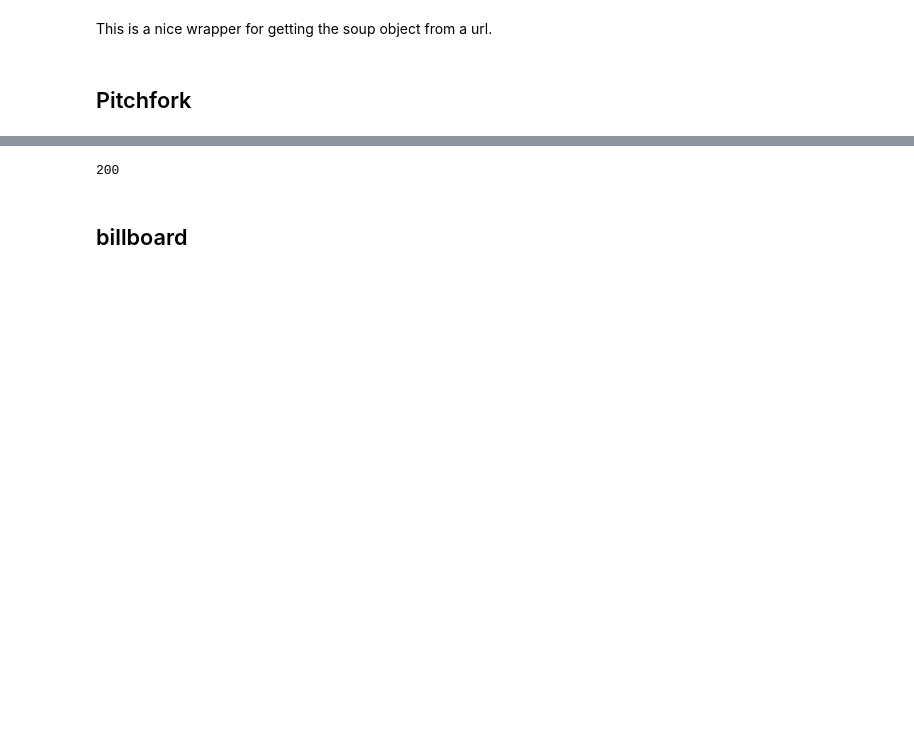
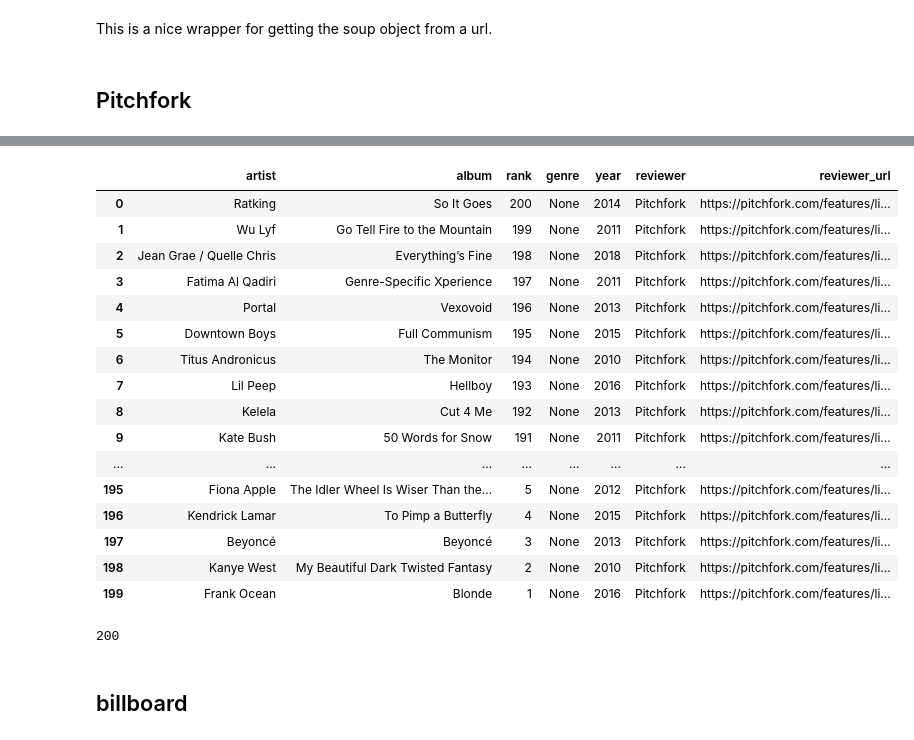
Before and after one commit to awray3/albums2010-2019, a Jupyter notebook: TopAlbums.ipynb, the cells around one changed output, grey strips where cells are left out. Drawn from its saved outputs; the diff is of its cells as text; code cells hidden in the pictures; blank space fills up the shorter version.

Commit message:
Add year functionality; improve code with setattr

```diff
--- a/TopAlbums.ipynb
+++ b/TopAlbums.ipynb
@@ -1,14 +1,20 @@
-# %%
-import os
-import pandas as pd
-import numpy as np
-from fuzzywuzzy import fuzz
-from fuzzywuzzy import process
-import spotipy
-from bs4 import BeautifulSoup
-from urllib.request import urlopen, Request
-from urllib.parse import urlparse, urlsplit
-pd.set_option("display.max_rows", 201)
+# %%
+import os
+import pandas as pd
+import numpy as np
+from bs4 import BeautifulSoup
+
+pd.set_option("display.max_rows", 500)
+
+from utilities import DataCleaner
+
+
+def ranks(n):
+    return list(range(1, n + 1))[::-1]
+
+
+def remove_parentheses(string):
+    return string.split("(")[0].strip()
 # %% [markdown]
 # Scraping
 # %% [markdown]
@@ -47,9 +22,8 @@ def combine_to_df(
 # %% [markdown]
 ## Pitchfork
 # %%
-url = (
+pitchfork_url = (
     "https://pitchfork.com/features/lists-and-guides/the-200-best-albums-of-the-2010s/"
 )
 
-
-soup = get_soup(url)
+pitchfork = DataCleaner(pitchfork_url, "Pitchfork")
@@ -96,6 +30,35 @@ pitchfork_df
-# %%
-len(pitchfork_df)
-# %% [output]
-200
+# %%
+pitchfork.create_tags("h2")
+pitchfork.split(": ")
+pitchfork.transpose()
+# pitchfork.albums = pitchfork.apply(pitchfork.albums, remove_parentheses)
+pitchfork.extract_year_from_paren("albums")
+pitchfork.apply("albums", remove_parentheses)
+pitchfork.create_df(ranks(200))
+
+# pitchfork.print_data()
+pitchfork.df
+# %% [output]
+|  | artist | album | rank | genre | year | reviewer | reviewer_url |
+| 0 | Ratking | So It Goes | 200 | None | 2014 | Pitchfork | https://pitchfork.com/features/li... |
+| 1 | Wu Lyf | Go Tell Fire to the Mountain | 199 | None | 2011 | Pitchfork | https://pitchfork.com/features/li... |
+| 2 | Jean Grae / Quelle Chris | Everything’s Fine | 198 | None | 2018 | Pitchfork | https://pitchfork.com/features/li... |
+| 3 | Fatima Al Qadiri | Genre-Specific Xperience | 197 | None | 2011 | Pitchfork | https://pitchfork.com/features/li... |
+| 4 | Portal | Vexovoid | 196 | None | 2013 | Pitchfork | https://pitchfork.com/features/li... |
+| 5 | Downtown Boys | Full Communism | 195 | None | 2015 | Pitchfork | https://pitchfork.com/features/li... |
+| 6 | Titus Andronicus | The Monitor | 194 | None | 2010 | Pitchfork | https://pitchfork.com/features/li... |
+| 7 | Lil Peep | Hellboy | 193 | None | 2016 | Pitchfork | https://pitchfork.com/features/li... |
+| 8 | Kelela | Cut 4 Me | 192 | None | 2013 | Pitchfork | https://pitchfork.com/features/li... |
+| 9 | Kate Bush | 50 Words for Snow | 191 | None | 2011 | Pitchfork | https://pitchfork.com/features/li... |
+| ... | ... | ... | ... | ... | ... | ... | ... |
+| 195 | Fiona Apple | The Idler Wheel Is Wiser Than the... | 5 | None | 2012 | Pitchfork | https://pitchfork.com/features/li... |
+| 196 | Kendrick Lamar | To Pimp a Butterfly | 4 | None | 2015 | Pitchfork | https://pitchfork.com/features/li... |
+| 197 | Beyoncé | Beyoncé | 3 | None | 2013 | Pitchfork | https://pitchfork.com/features/li... |
+| 198 | Kanye West | My Beautiful Dark Twisted Fantasy | 2 | None | 2010 | Pitchfork | https://pitchfork.com/features/li... |
+| 199 | Frank Ocean | Blonde | 1 | None | 2016 | Pitchfork | https://pitchfork.com/features/li... |
+# %%
+len(pitchfork.df)
+# %% [output]
+200
 # %% [markdown]
 ## billboard
```
Also changed, not shown: parts of 5 cells of this notebook, 1 other file.
